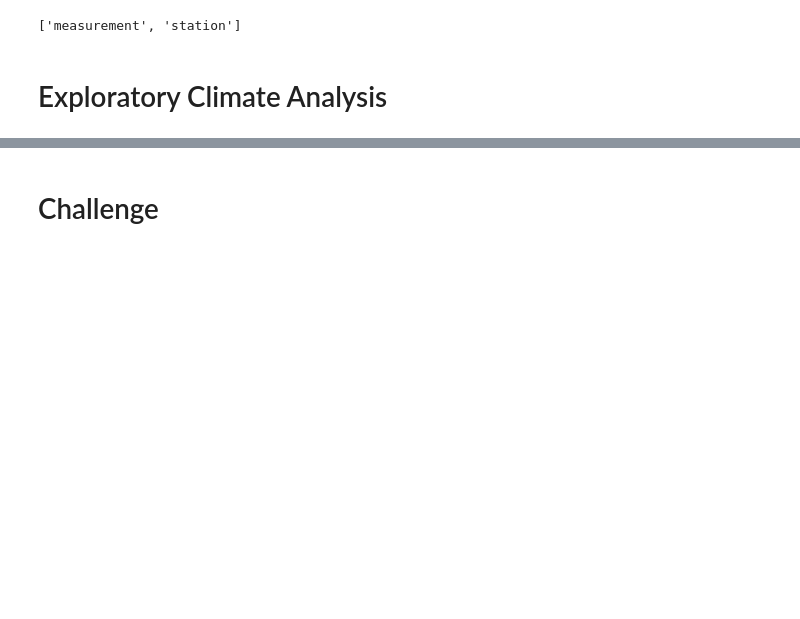
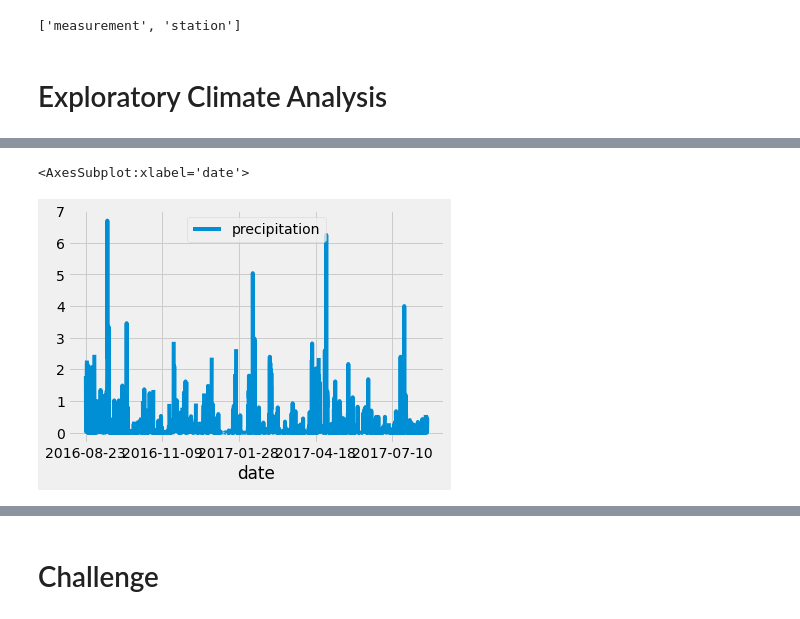
Before and after one commit to svmanohar/surfs_up, a Jupyter notebook: climate_analysis.ipynb, the cells around one changed output, grey strips where cells are left out. Saved outputs shown, nothing was run; the diff lists cells and outputs as text; code cells hidden in the pictures; blank space fills up the shorter version.

```diff
--- a/climate_analysis.ipynb
+++ b/climate_analysis.ipynb
@@ -62,2 +145,8 @@ session = Session(engine)
+# %%
+# Use Pandas Plotting with Matplotlib to plot the data
+df.plot()
+# %% [output]
+<AxesSubplot:xlabel='date'>
+[figure, added]
 # %%
 # Use Pandas to calcualte the summary statistics for the precipitation data
```
Also changed, not shown: parts of 6 cells of this notebook.
